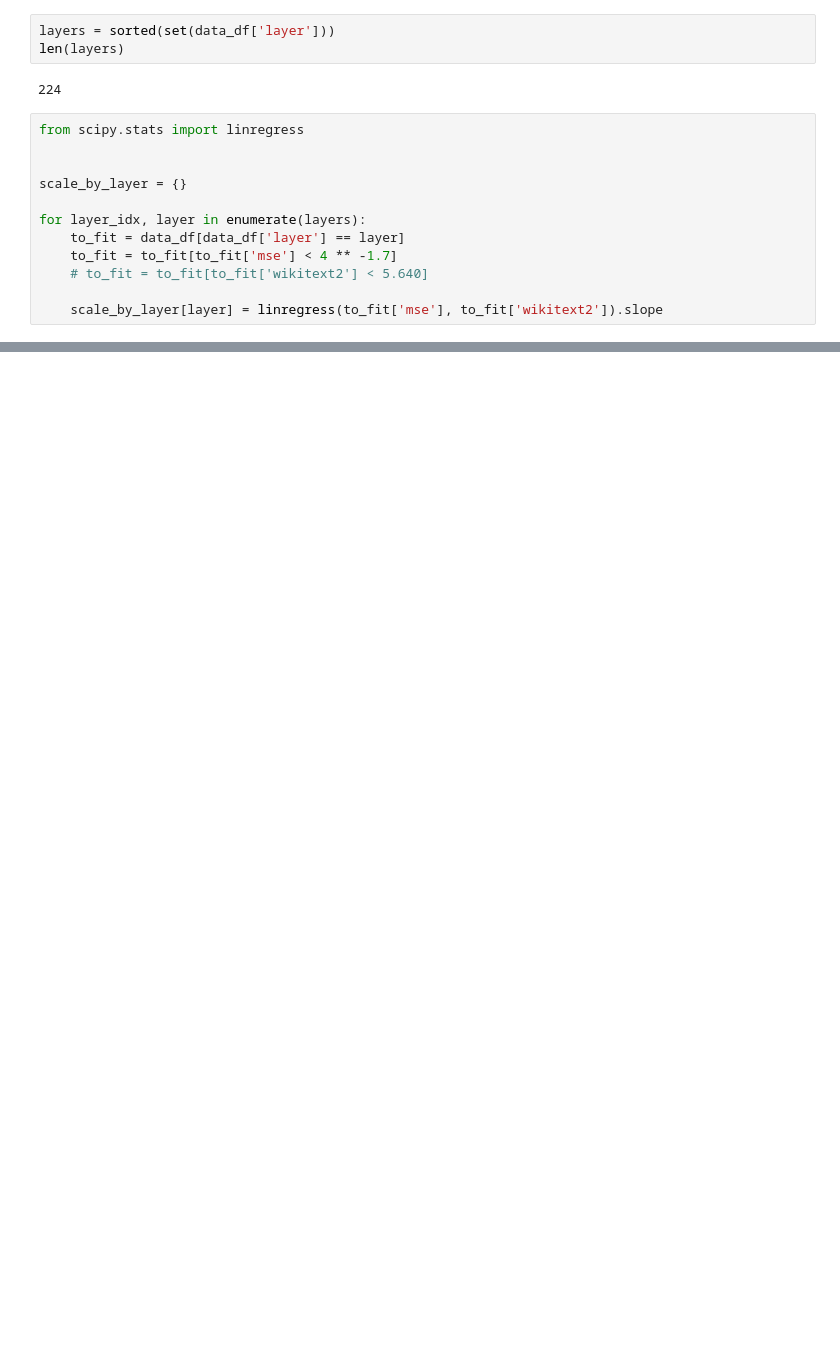
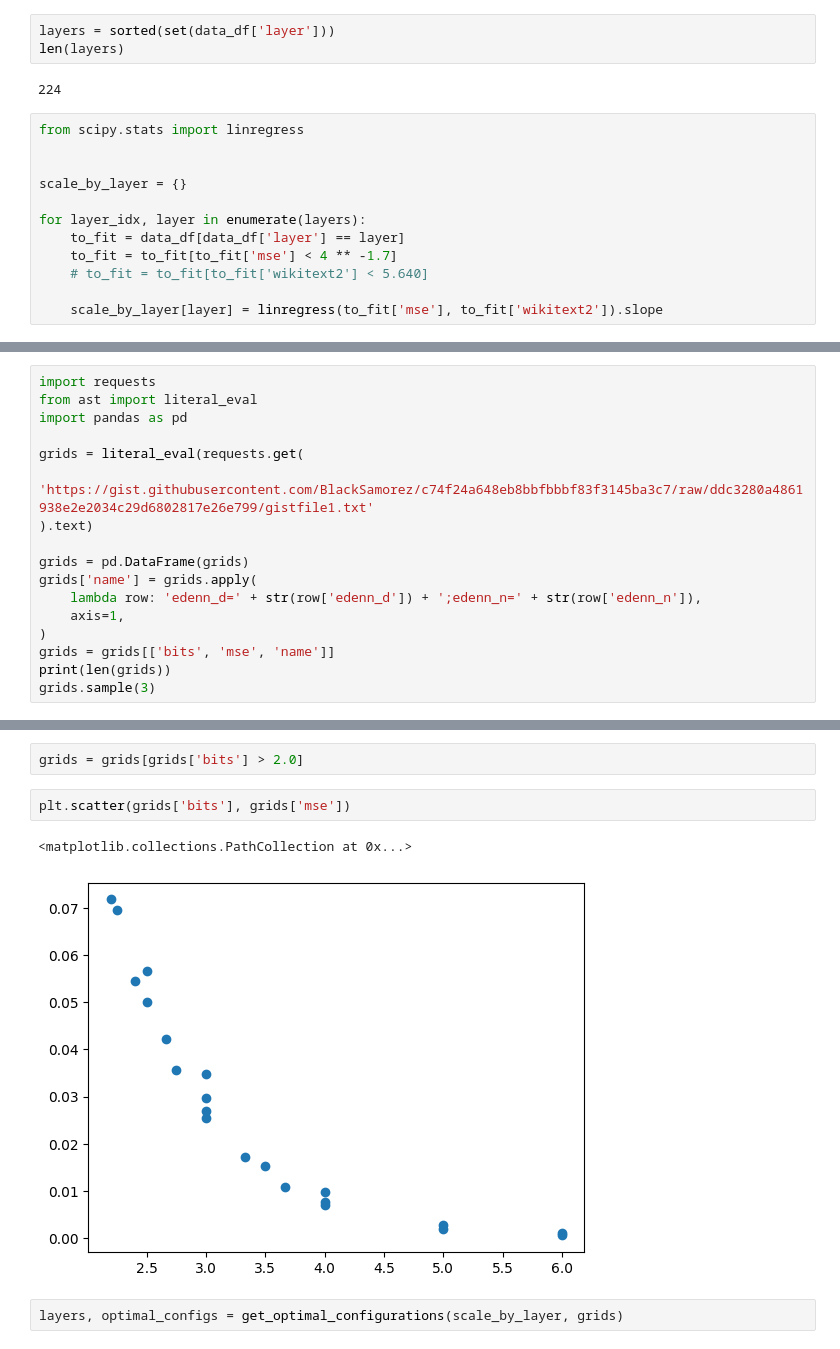
Before and after one commit to galqiwi/linear-layer-compression, a Jupyter notebook: Vladimir/2024-09-02/linear-layer-compression/values.ipynb, the cells around one changed output, grey strips where cells are left out. Drawn from its saved outputs; the diff is of its cells as text; blank space fills up the shorter version.

```diff
--- a/Vladimir/2024-09-02/linear-layer-compression/values.ipynb
+++ b/Vladimir/2024-09-02/linear-layer-compression/values.ipynb
@@ -77,0 +202,17 @@ plt.hist(sorted((value for value in scale_by_layer.values() if value < 0.6)), bi
+# %%
+import requests
+from ast import literal_eval
+import pandas as pd
+
+grids = literal_eval(requests.get(
+    'https://gist.githubusercontent.com/BlackSamorez/c74f24a648eb8bbfbbbf83f3145ba3c7/raw/ddc3280a4861938e2e2034c29d6802817e26e799/gistfile1.txt'
+).text)
+
+grids = pd.DataFrame(grids)
+grids['name'] = grids.apply(
+    lambda row: 'edenn_d=' + str(row['edenn_d']) + ';edenn_n=' + str(row['edenn_n']),
+    axis=1,
+)
+grids = grids[['bits', 'mse', 'name']]
+print(len(grids))
+grids.sample(3)
@@ -77,0 +232,9 @@ plt.hist(sorted((value for value in scale_by_layer.values() if value < 0.6)), bi
+# %%
+grids = grids[grids['bits'] > 2.0]
+# %%
+plt.scatter(grids['bits'], grids['mse'])
+# %% [output]
+<matplotlib.collections.PathCollection at 0x...>
+[figure, added]
+# %%
+layers, optimal_configs = get_optimal_configurations(scale_by_layer, grids)
```
Also changed, not shown: parts of 21 cells of this notebook, 1 other file.
